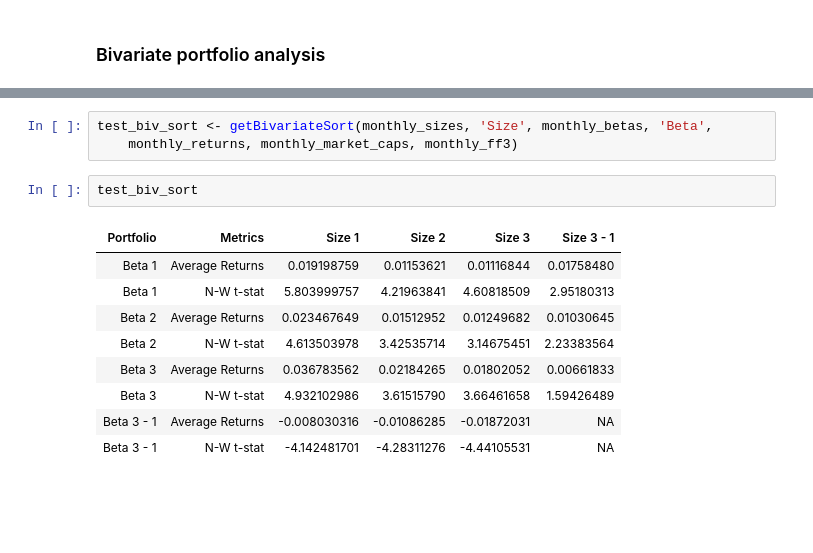
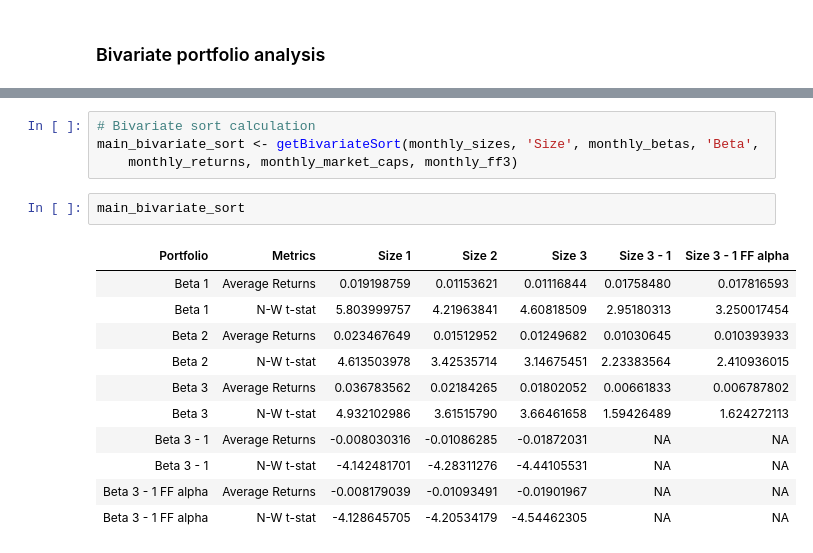
Before and after one commit to PetrCala/AP_HW2, a Jupyter notebook: scripts/HW2_Cala_Cechova_Krejcar.ipynb, the cells around one changed output, grey strips where cells are left out. Drawn from its saved outputs; the diff is of its cells as text; blank space fills up the shorter version.

Commit message:
Bivariate sort done - added FF alpha calculation

```diff
--- a/scripts/HW2_Cala_Cechova_Krejcar.ipynb
+++ b/scripts/HW2_Cala_Cechova_Krejcar.ipynb
@@ -672,16 +684,19 @@ getBivariateSort <- function(first_sort_data, first_factor_name, second_sort_dat
     }
 # %%
-test_biv_sort <- getBivariateSort(monthly_sizes, 'Size', monthly_betas, 'Beta',
+# Bivariate sort calculation
+main_bivariate_sort <- getBivariateSort(monthly_sizes, 'Size', monthly_betas, 'Beta',
     monthly_returns, monthly_market_caps, monthly_ff3)
-# %%
-test_biv_sort
-# %% [output]
-| Portfolio | Metrics | Size 1 | Size 2 | Size 3 | Size 3 - 1 |
-| Beta 1 | Average Returns | 0.019198759 | 0.01153621 | 0.01116844 | 0.01758480 |
-| Beta 1 | N-W t-stat | 5.803999757 | 4.21963841 | 4.60818509 | 2.95180313 |
-| Beta 2 | Average Returns | 0.023467649 | 0.01512952 | 0.01249682 | 0.01030645 |
-| Beta 2 | N-W t-stat | 4.613503978 | 3.42535714 | 3.14675451 | 2.23383564 |
-| Beta 3 | Average Returns | 0.036783562 | 0.02184265 | 0.01802052 | 0.00661833 |
-| Beta 3 | N-W t-stat | 4.932102986 | 3.61515790 | 3.66461658 | 1.59426489 |
-| Beta 3 - 1 | Average Returns | -0.008030316 | -0.01086285 | -0.01872031 | NA |
-| Beta 3 - 1 | N-W t-stat | -4.142481701 | -4.28311276 | -4.44105531 | NA |
+# %%
+main_bivariate_sort
+# %% [output]
+| Portfolio | Metrics | Size 1 | Size 2 | Size 3 | Size 3 - 1 | Size 3 - 1 FF alpha |
+| Beta 1 | Average Returns | 0.019198759 | 0.01153621 | 0.01116844 | 0.01758480 | 0.017816593 |
+| Beta 1 | N-W t-stat | 5.803999757 | 4.21963841 | 4.60818509 | 2.95180313 | 3.250017454 |
+| Beta 2 | Average Returns | 0.023467649 | 0.01512952 | 0.01249682 | 0.01030645 | 0.010393933 |
+| Beta 2 | N-W t-stat | 4.613503978 | 3.42535714 | 3.14675451 | 2.23383564 | 2.410936015 |
+| Beta 3 | Average Returns | 0.036783562 | 0.02184265 | 0.01802052 | 0.00661833 | 0.006787802 |
+| Beta 3 | N-W t-stat | 4.932102986 | 3.61515790 | 3.66461658 | 1.59426489 | 1.624272113 |
+| Beta 3 - 1 | Average Returns | -0.008030316 | -0.01086285 | -0.01872031 | NA | NA |
+| Beta 3 - 1 | N-W t-stat | -4.142481701 | -4.28311276 | -4.44105531 | NA | NA |
+| Beta 3 - 1 FF alpha | Average Returns | -0.008179039 | -0.01093491 | -0.01901967 | NA | NA |
+| Beta 3 - 1 FF alpha | N-W t-stat | -4.128645705 | -4.20534179 | -4.54462305 | NA | NA |
```
Also changed, not shown: parts of 1 cell of this notebook.
